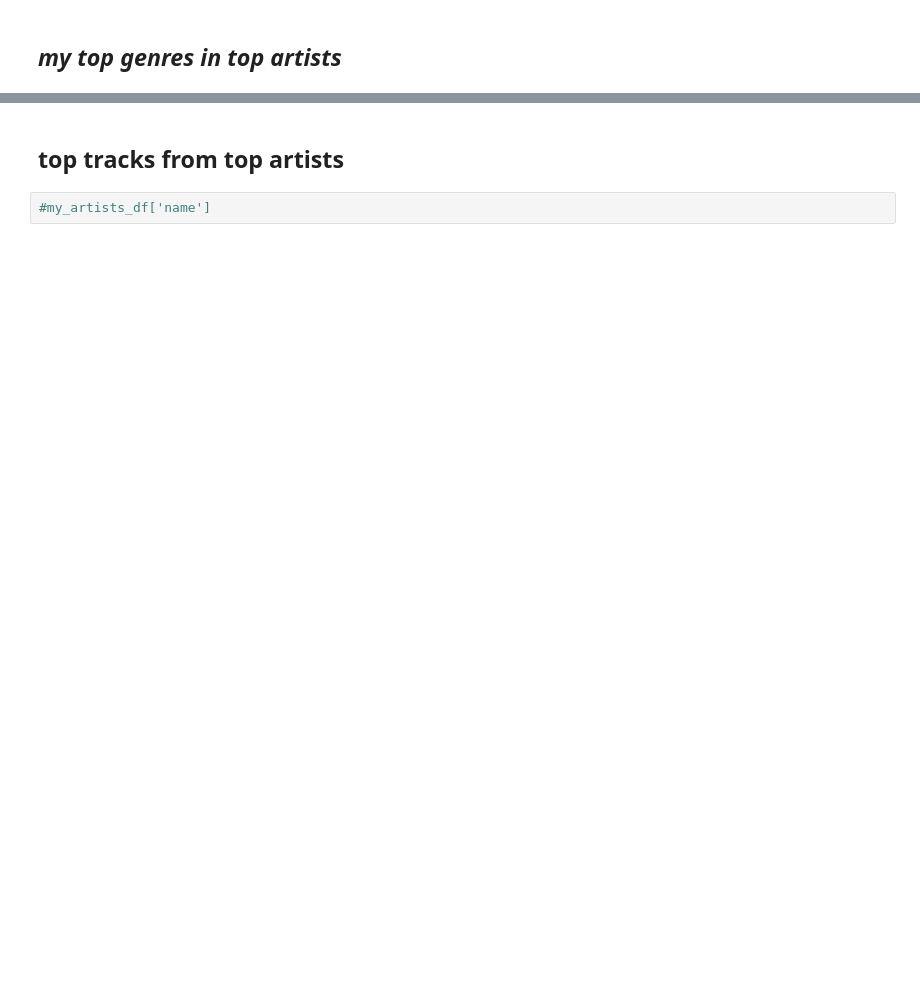
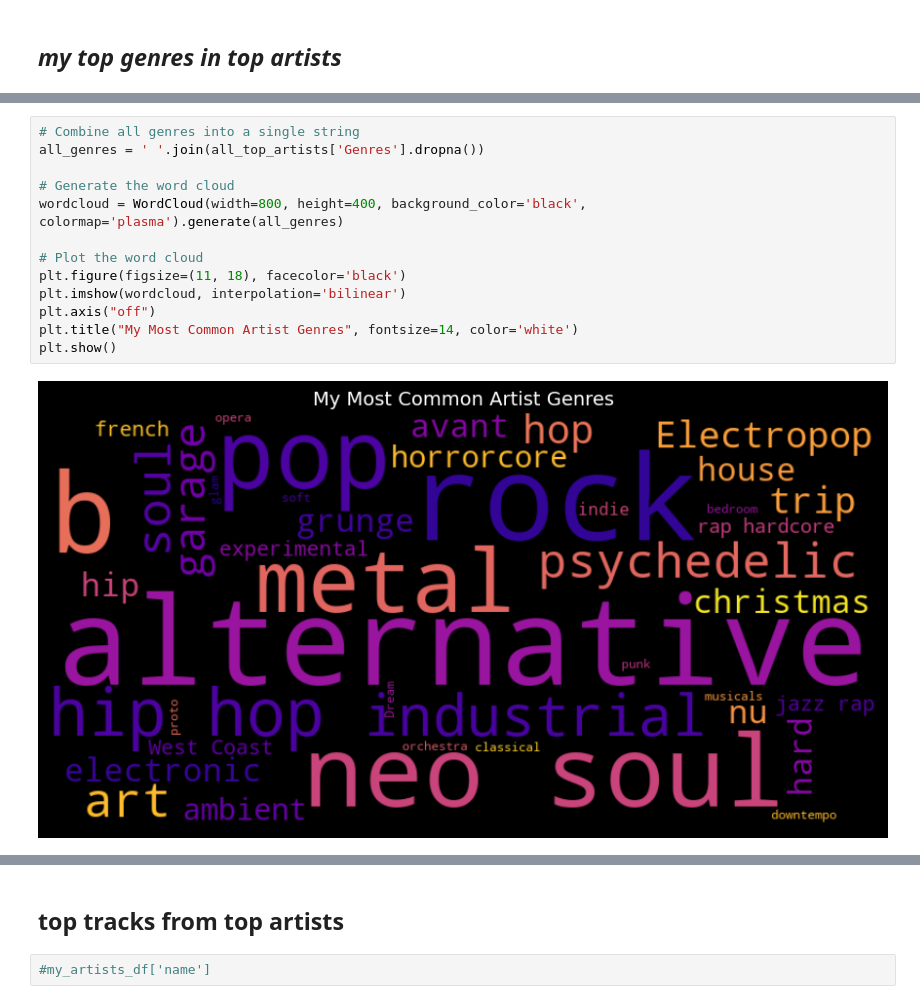
Before and after one commit to aaronAlien/Exploring-Spotify, a Jupyter notebook: spotify_listening.ipynb, the cells around one changed output, grey strips where cells are left out. Cells and saved outputs as stored; diff of their text form; blank space fills up the shorter version.

```diff
--- a/spotify_listening.ipynb
+++ b/spotify_listening.ipynb
@@ -147,0 +198,15 @@ plt.show()
+# %%
+# Combine all genres into a single string
+all_genres = ' '.join(all_top_artists['Genres'].dropna())
+
+# Generate the word cloud
+wordcloud = WordCloud(width=800, height=400, background_color='black', colormap='plasma').generate(all_genres)
+
+# Plot the word cloud
+plt.figure(figsize=(11, 18), facecolor='black')
+plt.imshow(wordcloud, interpolation='bilinear')
+plt.axis("off")
+plt.title("My Most Common Artist Genres", fontsize=14, color='white')
+plt.show()
+# %% [output]
+[figure, added]
```
Also changed, not shown: parts of 43 cells of this notebook, 9 other files.
